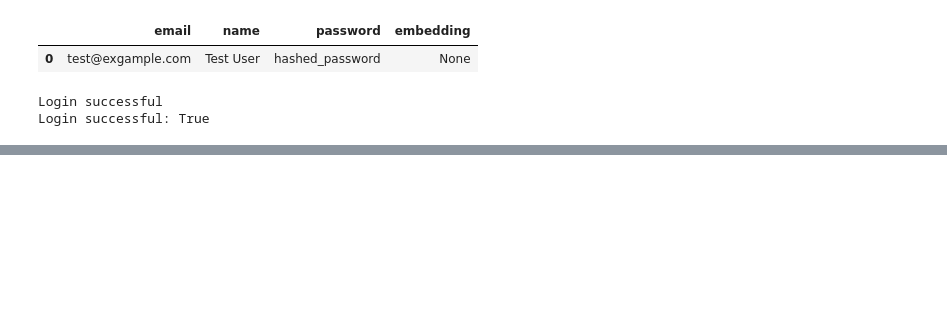
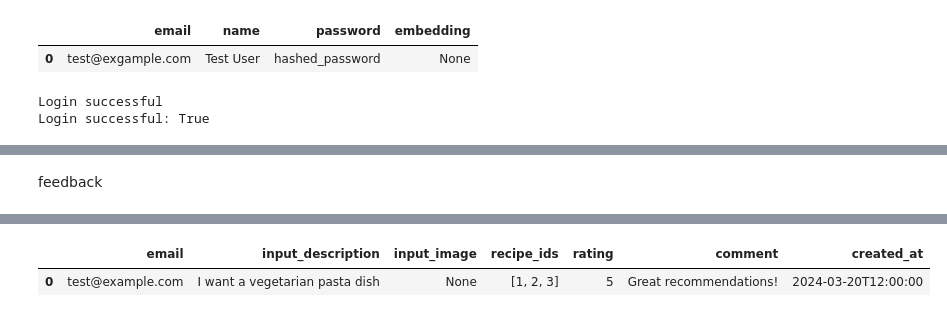
Before and after one commit to CharbelDaher34/recipe_recommendation_flutter_python, a Jupyter notebook: data/elastic.ipynb, the cells around one changed output, grey strips where cells are left out. Cells and saved outputs as stored; diff of their text form; code cells hidden in the pictures; blank space fills up the shorter version.

```diff
--- a/data/elastic.ipynb
+++ b/data/elastic.ipynb
@@ -732,3 +825,60 @@ Invalid password
 Should fail: False
 User not found
 Should fail: False
+# %% [markdown]
+feedback
+# %%
+def index_feedback(
+    feedback: Feedback, es_client: Elasticsearch, index_name: str = "feedback"
+) -> bool:
+    """
+    Index a Feedback model instance into Elasticsearch
+
+    Args:
+        feedback: Feedback model instance
+        es_client: Elasticsearch client instance
+        index_name: Name of the Elasticsearch index (default: "feedback")
+
+    Returns:
+        bool: True if feedback was indexed successfully, False if error occurs
+    """
+    try:
+        # Convert Feedback model to dictionary
+        doc = feedback.model_dump()
+
+        # Generate a unique ID (you might want to use a different strategy)
+        doc_id = f"{feedback.email}_{feedback.created_at}"
+
+        # Index the document
+        es_client.index(index=index_name, id=doc_id, document=doc)
+        print(
+            f"Successfully indexed feedback from {feedback.email} at {feedback.created_at}"
+        )
+        return True
+
+    except Exception as e:
+        print(f"Error indexing feedback: {e}")
+        return False
+
+
+# Example usage:
+sample_feedback = Feedback(
+    email="test@example.com",
+    input_description="I want a vegetarian pasta dish",
+    recipe_ids=[1, 2, 3],
+    rating=5,
+    comment="Great recommendations!",
+    created_at="2024-03-20T12:00:00",
+)
+
+# Index the sample feedback
+success = index_feedback(sample_feedback, es)
+print(f"Feedback indexing successful: {success}")
+
+# Verify it was indexed (optional)
+if success:
+    result = es.get(
+        index="feedback", id=f"{sample_feedback.email}_{sample_feedback.created_at}"
+    )
+    display(pd.DataFrame([result["_source"]]))
+# %% [output]
@@ -734,0 +887,2 @@ Should fail: False
+|  | email | input_description | input_image | recipe_ids | rating | comment | created_at |
+| 0 | test@example.com | I want a vegetarian pasta dish | None | [1, 2, 3] | 5 | Great recommendations! | 2024-03-20T12:00:00 |
```
Also changed, not shown: parts of 9 cells of this notebook, 5 other files.
